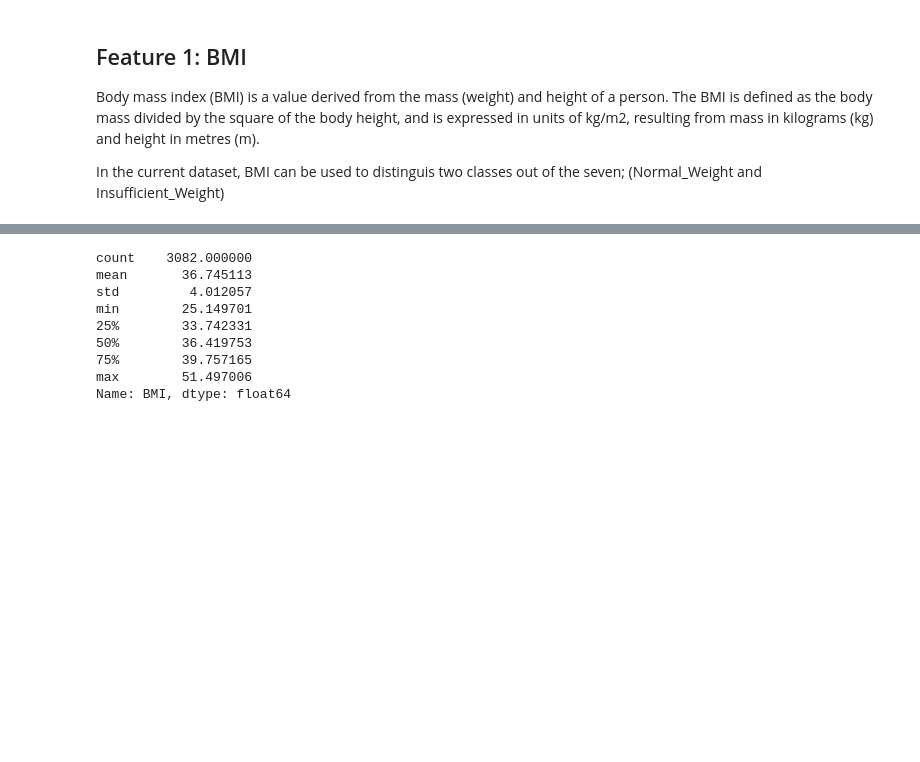
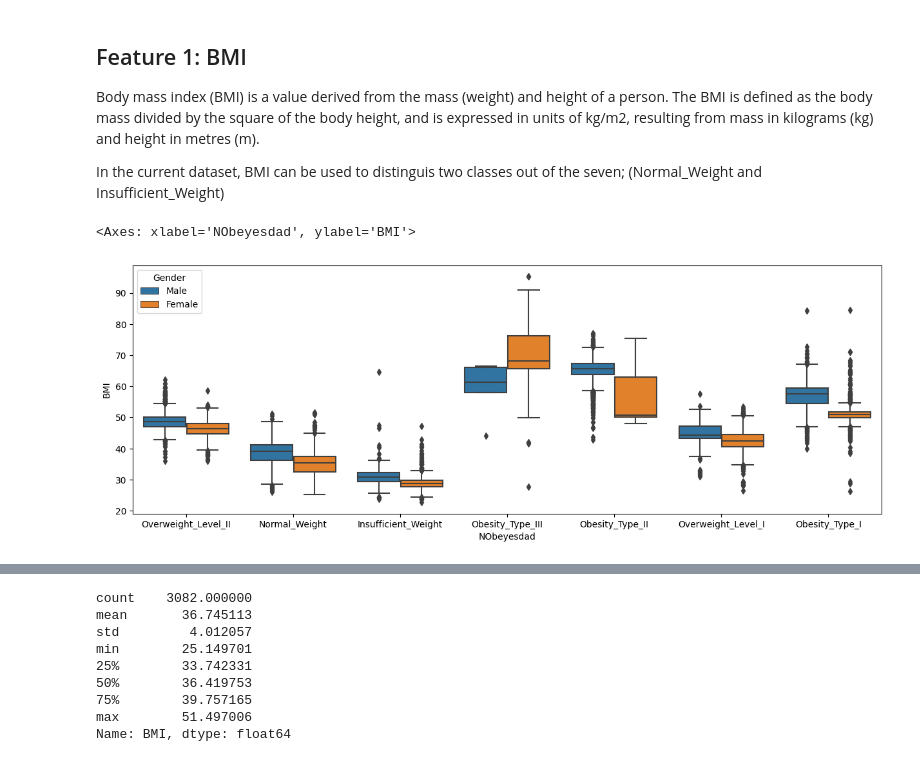
Before and after one commit to snajeebz/playground, a Jupyter notebook: multi-class-prediction-obesity-risk-catboost.ipynb, the cells around one changed output, grey strips where cells are left out. Drawn from its saved outputs; the diff is of its cells as text; code cells hidden in the pictures; blank space fills up the shorter version.

```diff
--- a/multi-class-prediction-obesity-risk-catboost.ipynb
+++ b/multi-class-prediction-obesity-risk-catboost.ipynb
@@ -212,7 +242,9 @@ In the current dataset, BMI can be used to distinguis two classes out of the sev
 df['BMI']=df['Weight']/df['Height']
 test['BMI']=test['Weight']/test['Height']
 # %%
-#plt.figure(figsize=(15, 5))
-
-#sns.boxplot(data=df,x='NObeyesdad',y='BMI', hue='Gender')
+plt.figure(figsize=(15, 5))
+sns.boxplot(data=df,x='NObeyesdad',y='BMI', hue='Gender')
+# %% [output]
+<Axes: xlabel='NObeyesdad', ylabel='BMI'>
+[figure, added]
 # %%
```
Also changed, not shown: parts of 7 cells of this notebook.
